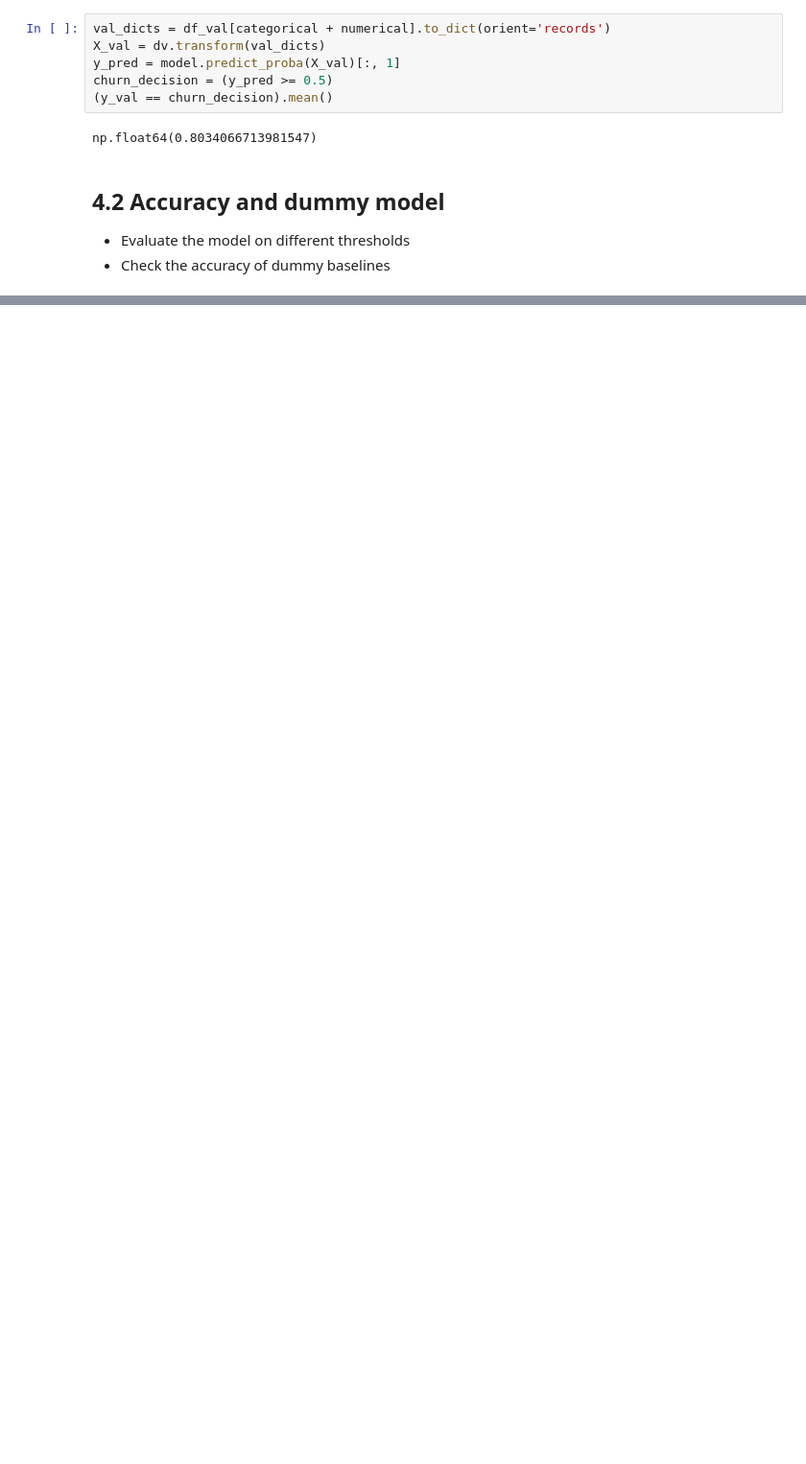
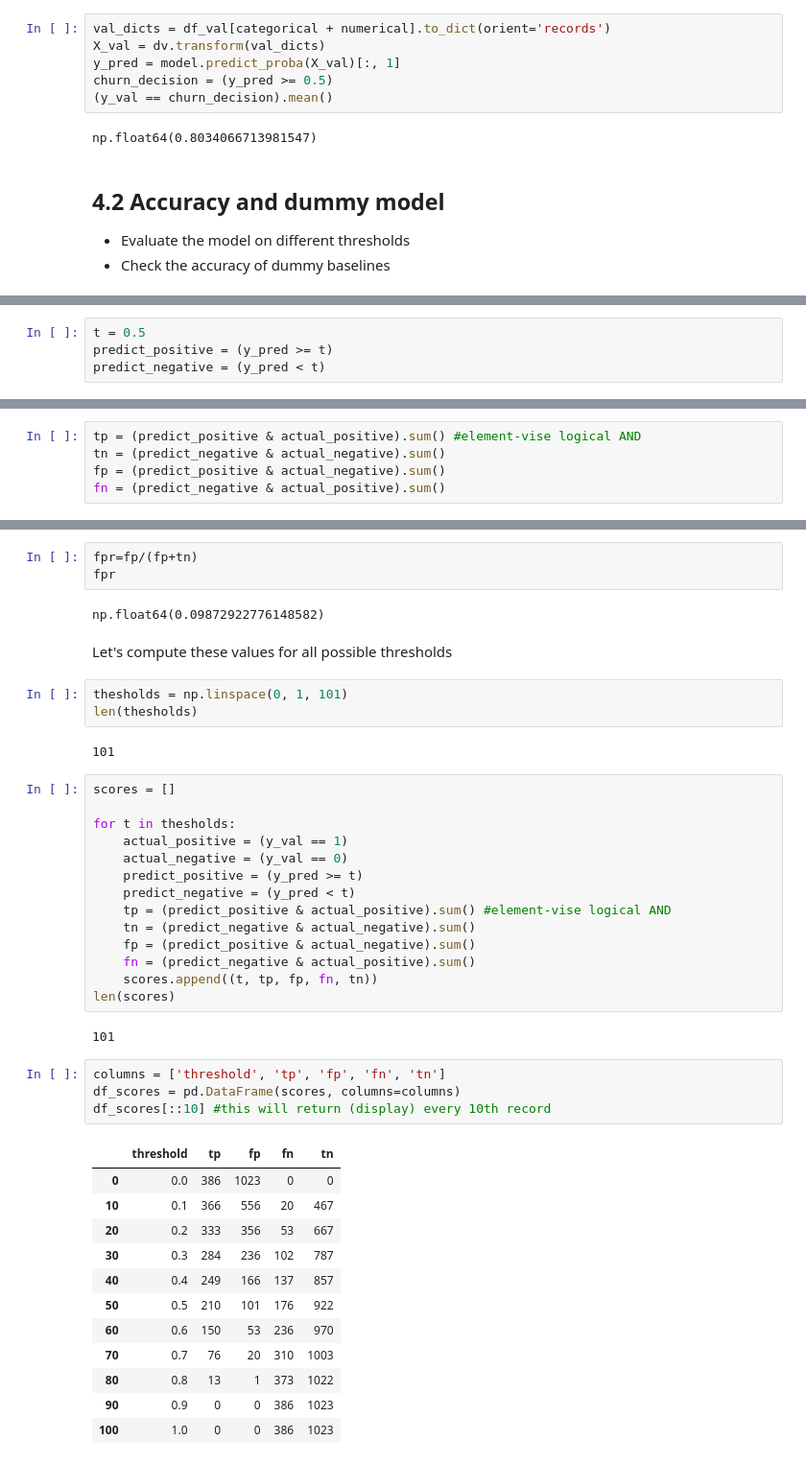
Before and after one commit to khvatov/machine-learning-zoomcamp-homework, a Jupyter notebook: 04-evaluation_metrics/evaluation_practice.ipynb, the cells around one changed output, grey strips where cells are left out. Shown: that part at 96% size. Drawn from its saved outputs; the diff is of its cells as text; blank space fills up the shorter version.

```diff
--- a/04-evaluation_metrics/evaluation_practice.ipynb
+++ b/04-evaluation_metrics/evaluation_practice.ipynb
@@ -72,0 +191,4 @@ np.float64(0.8034066713981547)
+# %%
+t = 0.5
+predict_positive = (y_pred >= t)
+predict_negative = (y_pred < t)
@@ -72,0 +203,5 @@ np.float64(0.8034066713981547)
+# %%
+tp = (predict_positive & actual_positive).sum() #element-vise logical AND
+tn = (predict_negative & actual_negative).sum()
+fp = (predict_positive & actual_negative).sum()
+fn = (predict_negative & actual_positive).sum()
@@ -72,0 +288,45 @@ np.float64(0.8034066713981547)
+# %%
+fpr=fp/(fp+tn)
+fpr
+# %% [output]
+np.float64(0.09872922776148582)
+# %% [markdown]
+Let's compute these values for all possible thresholds
+# %%
+thesholds = np.linspace(0, 1, 101)
+len(thesholds)
+# %% [output]
+101
+# %%
+scores = []
+
+for t in thesholds:
+    actual_positive = (y_val == 1)
+    actual_negative = (y_val == 0)
+    predict_positive = (y_pred >= t)
+    predict_negative = (y_pred < t)
+    tp = (predict_positive & actual_positive).sum() #element-vise logical AND
+    tn = (predict_negative & actual_negative).sum()
+    fp = (predict_positive & actual_negative).sum()
+    fn = (predict_negative & actual_positive).sum()
+    scores.append((t, tp, fp, fn, tn))
+len(scores)
+# %% [output]
+101
+# %%
+columns = ['threshold', 'tp', 'fp', 'fn', 'tn']
+df_scores = pd.DataFrame(scores, columns=columns)
+df_scores[::10] #this will return (display) every 10th record
+# %% [output]
+|  | threshold | tp | fp | fn | tn |
+| 0 | 0.0 | 386 | 1023 | 0 | 0 |
+| 10 | 0.1 | 366 | 556 | 20 | 467 |
+| 20 | 0.2 | 333 | 356 | 53 | 667 |
+| 30 | 0.3 | 284 | 236 | 102 | 787 |
+| 40 | 0.4 | 249 | 166 | 137 | 857 |
+| 50 | 0.5 | 210 | 101 | 176 | 922 |
+| 60 | 0.6 | 150 | 53 | 236 | 970 |
+| 70 | 0.7 | 76 | 20 | 310 | 1003 |
+| 80 | 0.8 | 13 | 1 | 373 | 1022 |
+| 90 | 0.9 | 0 | 0 | 386 | 1023 |
+| 100 | 1.0 | 0 | 0 | 386 | 1023 |
```
Also changed, not shown: parts of 46 cells of this notebook, 4 other files.
